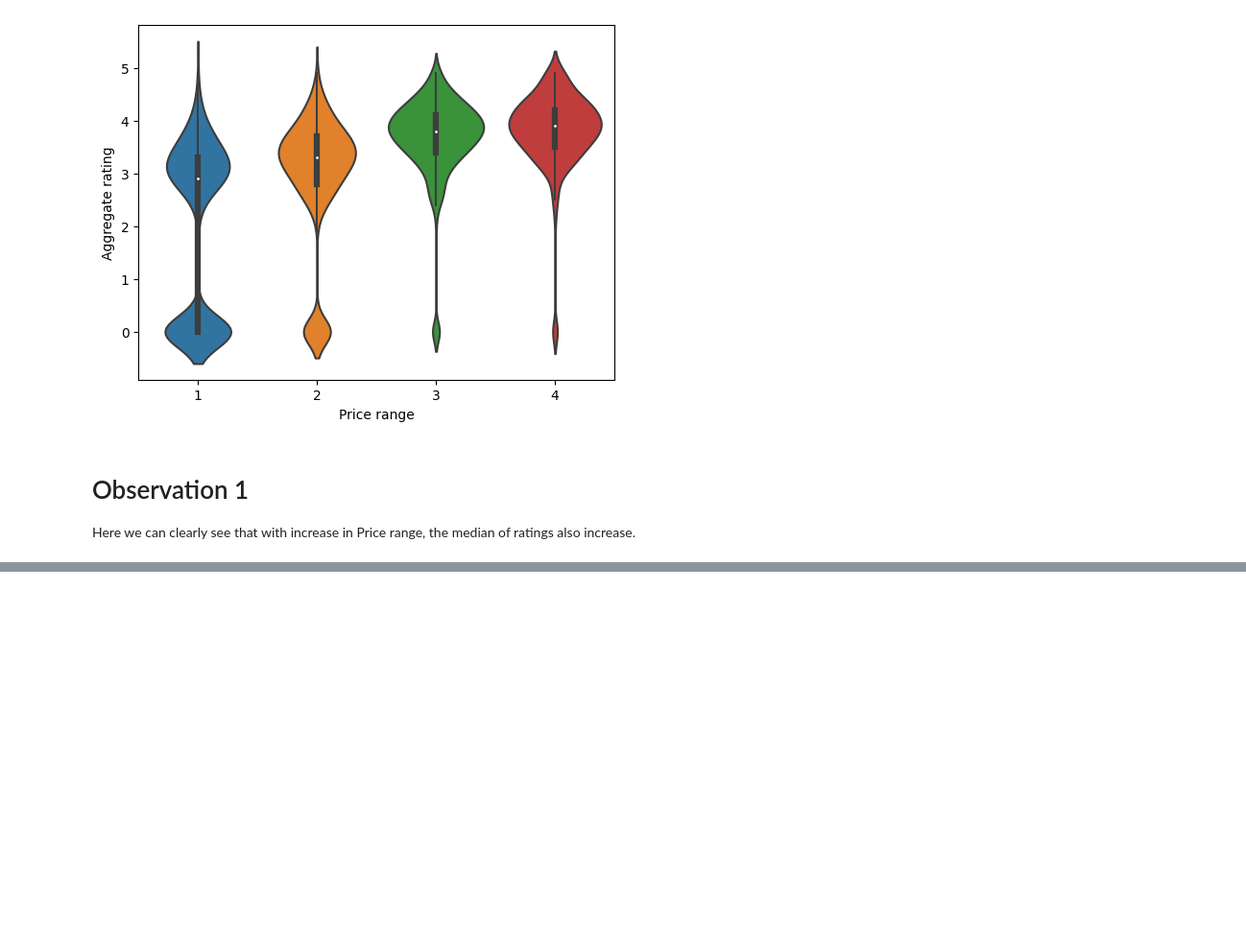
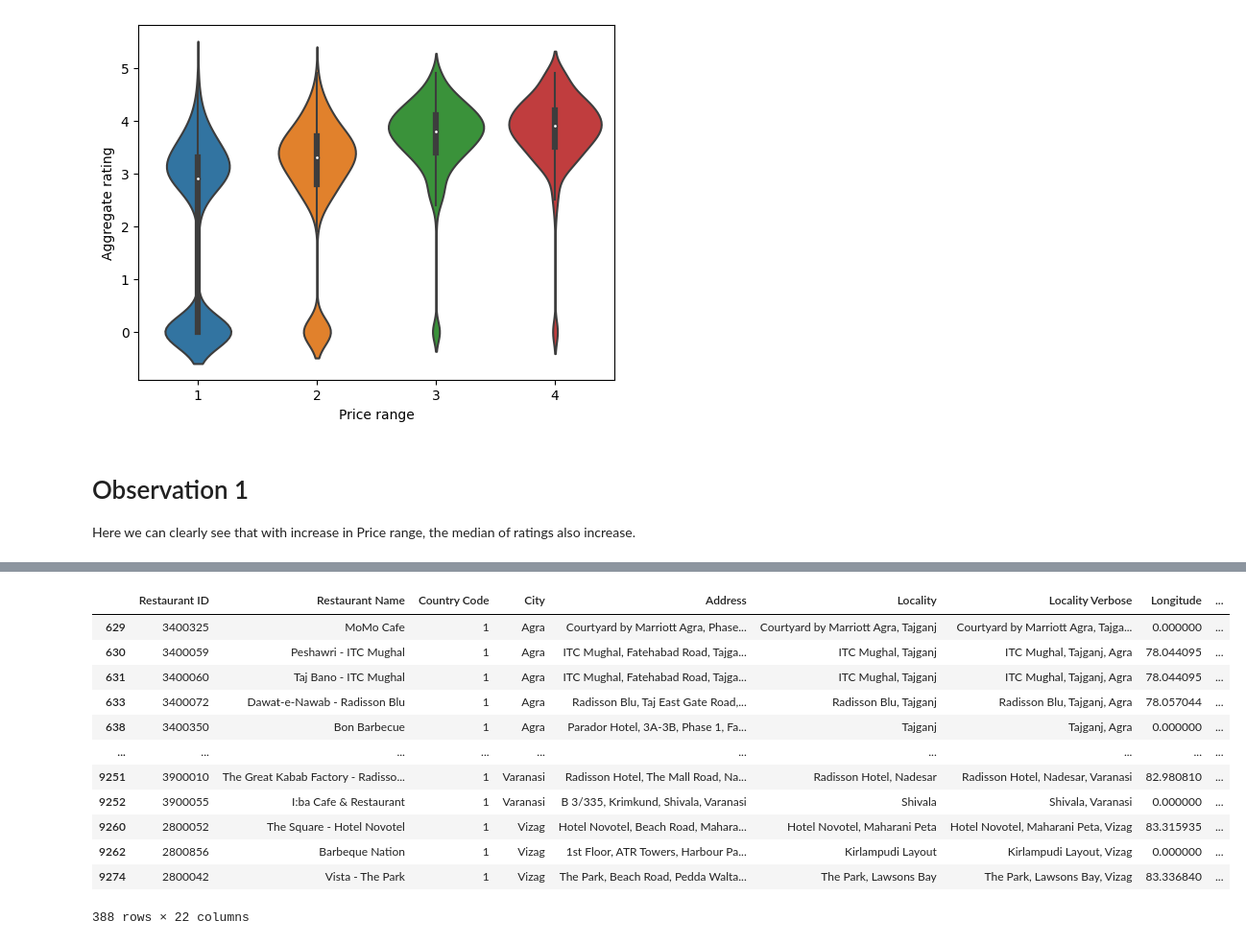
Before and after one commit to Rishiraj-singh7/Zomato-Restaurants-Data-Analysis, a Jupyter notebook: main.ipynb, the cells around one changed output, grey strips where cells are left out. Shown at 96% size. Cells and saved outputs as stored; diff of their text form; code cells hidden in the pictures; blank space fills up the shorter version.

```diff
--- a/main.ipynb
+++ b/main.ipynb
@@ -244,0 +333,19 @@ Here we can clearly see that with increase in Price range, the median of ratings
+# %%
+# Lets have a look at the expensive restaurants
+
+exp_india_restaurant = zomato_india[zomato_india['Price range'] == 4]
+exp_india_restaurant
+# %% [output]
+|  | Restaurant ID | Restaurant Name | Country Code | City | Address | Locality | Locality Verbose | Longitude | ... |
+| 629 | 3400325 | MoMo Cafe | 1 | Agra | Courtyard by Marriott Agra, Phase... | Courtyard by Marriott Agra, Tajganj | Courtyard by Marriott Agra, Tajga... | 0.000000 | ... |
+| 630 | 3400059 | Peshawri - ITC Mughal | 1 | Agra | ITC Mughal, Fatehabad Road, Tajga... | ITC Mughal, Tajganj | ITC Mughal, Tajganj, Agra | 78.044095 | ... |
+| 631 | 3400060 | Taj Bano - ITC Mughal | 1 | Agra | ITC Mughal, Fatehabad Road, Tajga... | ITC Mughal, Tajganj | ITC Mughal, Tajganj, Agra | 78.044095 | ... |
+| 633 | 3400072 | Dawat-e-Nawab - Radisson Blu | 1 | Agra | Radisson Blu, Taj East Gate Road,... | Radisson Blu, Tajganj | Radisson Blu, Tajganj, Agra | 78.057044 | ... |
+| 638 | 3400350 | Bon Barbecue | 1 | Agra | Parador Hotel, 3A-3B, Phase 1, Fa... | Tajganj | Tajganj, Agra | 0.000000 | ... |
+| ... | ... | ... | ... | ... | ... | ... | ... | ... | ... |
+| 9251 | 3900010 | The Great Kabab Factory - Radisso... | 1 | Varanasi | Radisson Hotel, The Mall Road, Na... | Radisson Hotel, Nadesar | Radisson Hotel, Nadesar, Varanasi | 82.980810 | ... |
+| 9252 | 3900055 | I:ba Cafe & Restaurant | 1 | Varanasi | B 3/335, Krimkund, Shivala, Varanasi | Shivala | Shivala, Varanasi | 0.000000 | ... |
+| 9260 | 2800052 | The Square - Hotel Novotel | 1 | Vizag | Hotel Novotel, Beach Road, Mahara... | Hotel Novotel, Maharani Peta | Hotel Novotel, Maharani Peta, Vizag | 83.315935 | ... |
+| 9262 | 2800856 | Barbeque Nation | 1 | Vizag | 1st Floor, ATR Towers, Harbour Pa... | Kirlampudi Layout | Kirlampudi Layout, Vizag | 0.000000 | ... |
+| 9274 | 2800042 | Vista - The Park | 1 | Vizag | The Park, Beach Road, Pedda Walta... | The Park, Lawsons Bay | The Park, Lawsons Bay, Vizag | 83.336840 | ... |
+388 rows × 22 columns
```
Also changed, not shown: parts of 21 cells of this notebook.
